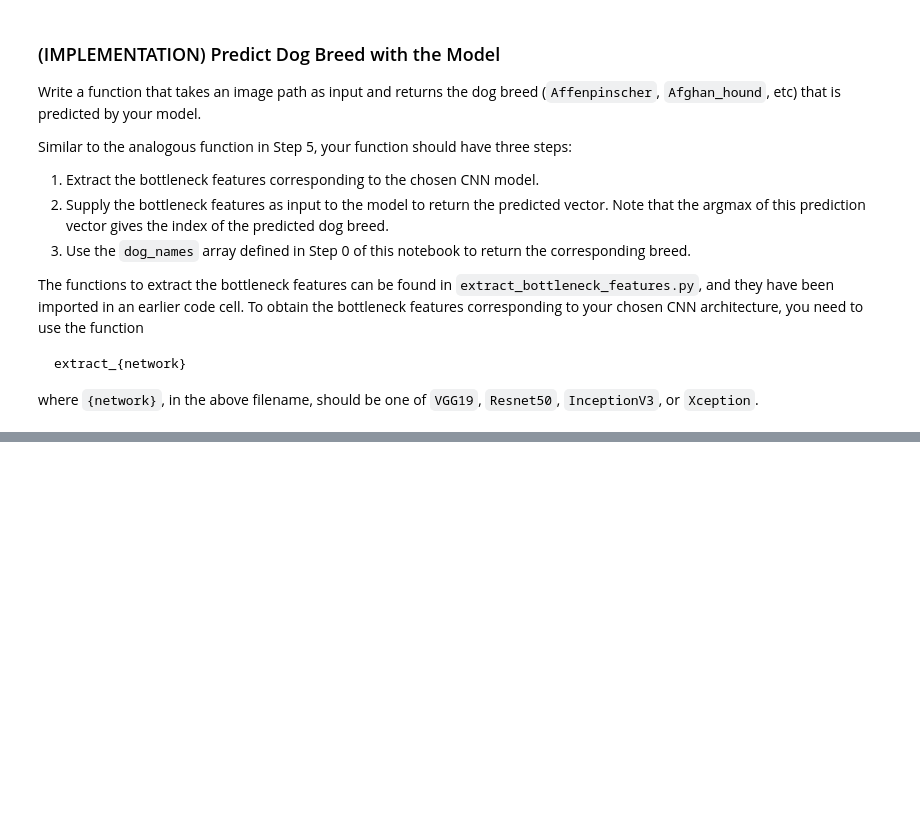
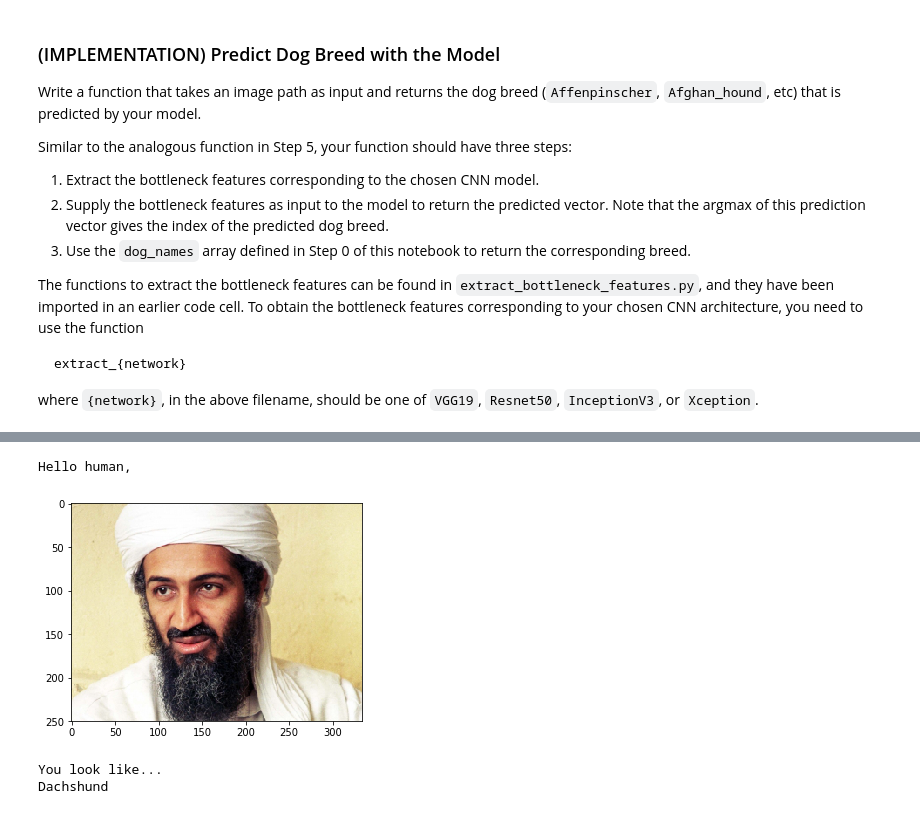
Before and after one commit to arkitpatel/Dog-Breed-Classifier, a Jupyter notebook: dog_app.ipynb, the cells around one changed output, grey strips where cells are left out. Drawn from its saved outputs; the diff is of its cells as text; code cells hidden in the pictures; blank space fills up the shorter version.

```diff
--- a/dog_app.ipynb
+++ b/dog_app.ipynb
@@ -815,0 +853,10 @@ Sorry classification failed
+# %%
+# Test 3 on Human (using Osama Bin Laden image just for fun !!)
+
+img3_path = "img3.jpeg"
+pretty_show(img3_path, algorithm(img3_path))
+# %% [output]
+Hello human,
+[figure, added]
+You look like...
+Dachshund
```
Also changed, not shown: parts of 19 cells of this notebook.
